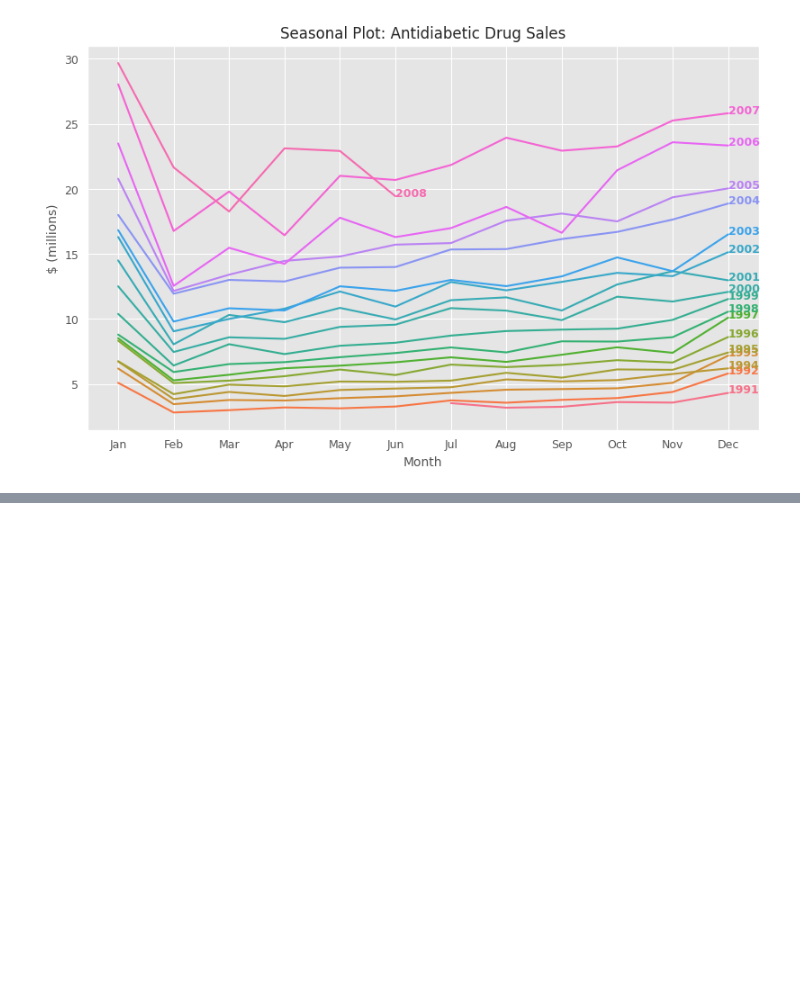
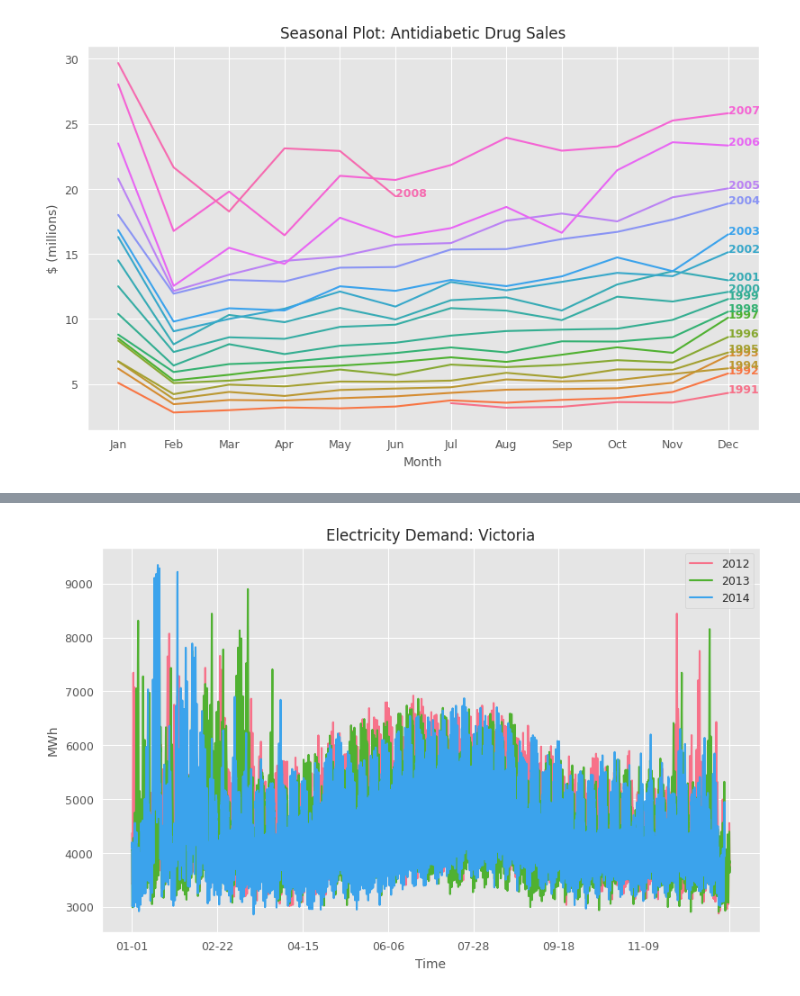
Before and after one commit to JakParkinson/time_series, a Jupyter notebook: forecasting_ch2.ipynb, the cells around one changed output, grey strips where cells are left out. Saved outputs shown, nothing was run; the diff lists cells and outputs as text; code cells hidden in the pictures; blank space fills up the shorter version.

```diff
--- a/forecasting_ch2.ipynb
+++ b/forecasting_ch2.ipynb
@@ -244,0 +277,23 @@ fig.show()
+# %%
+vic_elec_demand["day_of_year"] = vic_elec_demand["ds"].dt.strftime("%m-%d")
+
+unique_years = vic_elec_demand["ds"].dt.year.unique()
+palette = sns.color_palette("husl", n_colors=len(unique_years))
+color_map = dict(zip(unique_years, palette))
+
+fig, ax = plt.subplots()
+for df_year in vic_elec_demand.groupby(vic_elec_demand["ds"].dt.year):
+    year, df_y = df_year
+    df_y.plot(
+        y="y",
+        x="day_of_year",
+        ax=ax,
+        label=str(year),
+        color=color_map[year]
+    )
+ax.set_title("Electricity Demand: Victoria")
+ax.set_ylabel("MWh")
+ax.set_xlabel("Time")
+fig.show()
+# %% [output]
+[figure, added]
```
Also changed, not shown: parts of 13 cells of this notebook, 5 other files.
